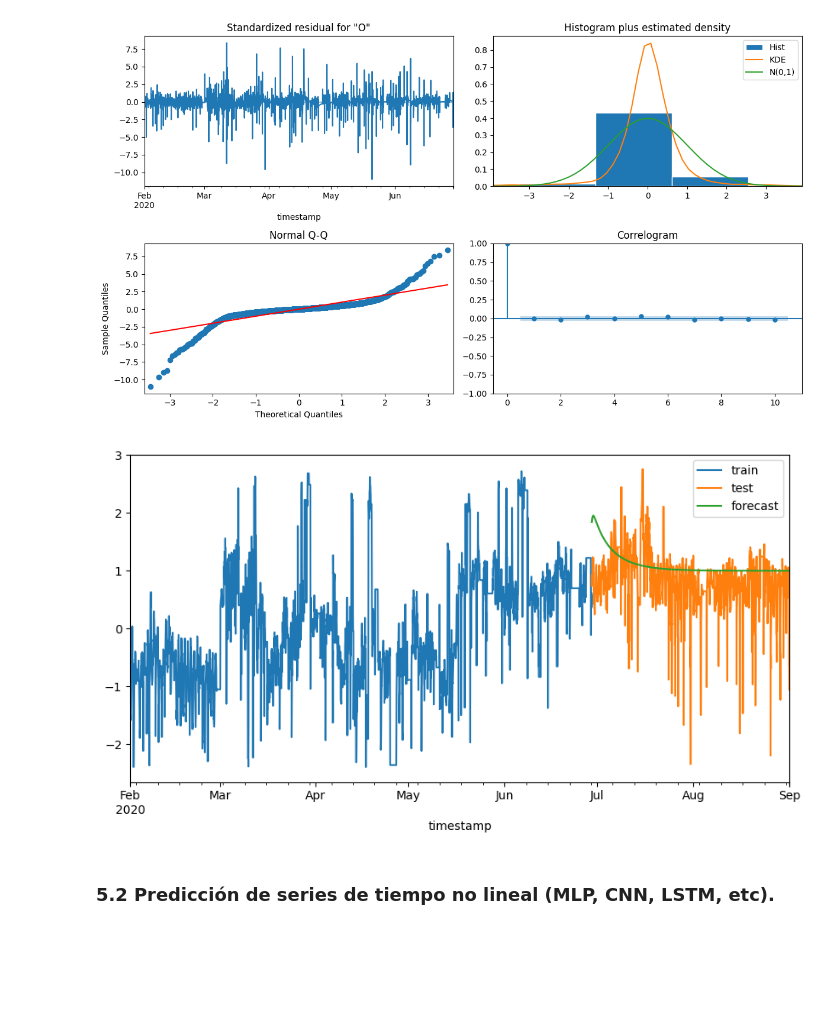
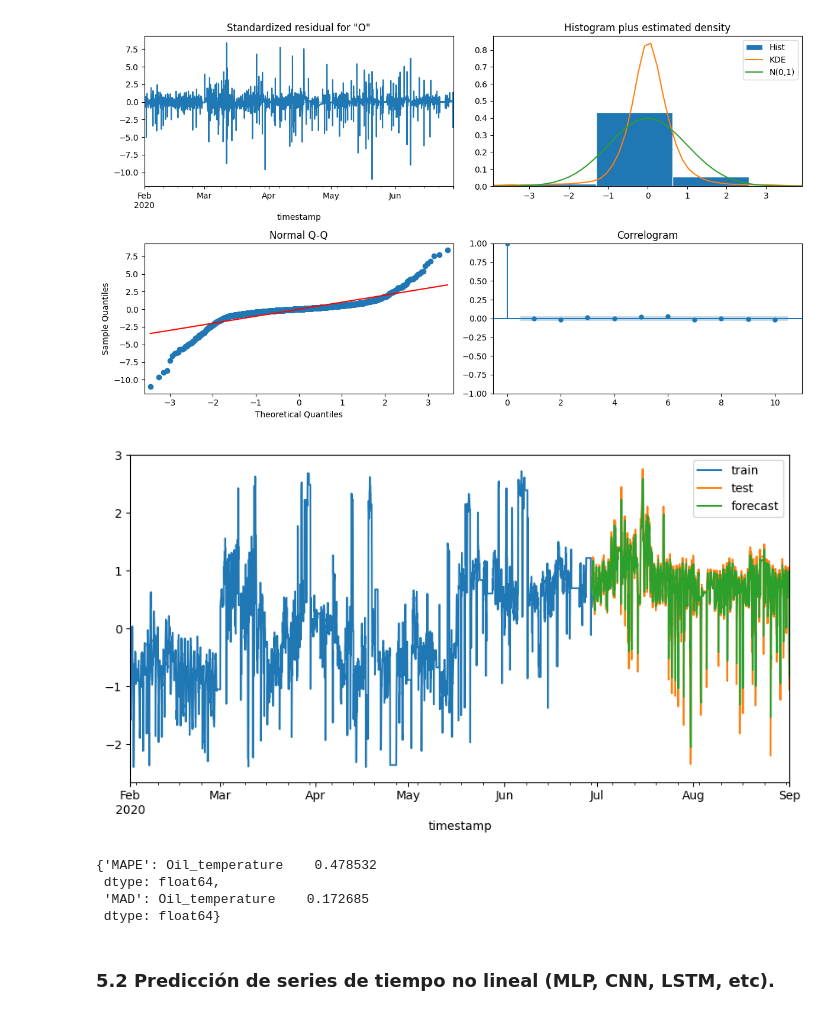
Before and after one commit to judith-ale/proyecto_modulo1, a Jupyter notebook: ProyectoModulo1_RabagoJ_MartinezC_VelicaX.ipynb, the cells around one changed output. Drawn from its saved outputs; the diff is of its cells as text; code cells hidden in the pictures; blank space fills up the shorter version.

Commit message:
Código SARIMAX sin comentar.

```diff
--- a/ProyectoModulo1_RabagoJ_MartinezC_VelicaX.ipynb
+++ b/ProyectoModulo1_RabagoJ_MartinezC_VelicaX.ipynb
@@ -506,6 +550,6 @@ res
 # %%
-order = (2, 0, 2)
-seasonal_order = (1, 0, 0, 168)
+order = (3, 0, 3)
+seasonal_order = None
 trend = 'n'
 # %%
 results = oil_lf.fit(train, order=order, seasonal_order=seasonal_order, trend=trend)
@@ -544,12 +591,48 @@ plt.tight_layout()
+# %%
+def predict(train, test, order, seasonal_order, trend):
+    y_pred = []
+
+    new = train.copy()
+
+    for i in range(test.shape[0]):
+        mod = SARIMAX(
+            endog=new,
+            trend=trend,
+            order=order,
+            seasonal_order=seasonal_order
+            )
+
+        results = mod.fit(disp=False)
+
+        prediction = results.predict(new.shape[0])
+        y_pred.append(prediction[0])
+
+        new = pd.concat([new, test.iloc[i].to_frame().T])
+
+        del mod
+        gc.collect()
+
+    return y_pred
+# %%
+y_pred = predict(train, test, order, seasonal_order, trend)
 # %%
-# Predicción
-# Pronóstico
-y_h = np.exp(oil_lf.model.predict(start=test.index[0], end=test.index[-1], dynamic=False)).to_frame()
 fig, ax = plt.subplots(figsize = (10, 5))
+pred = test.copy()
+
+pred.iloc[:, 0] = y_pred
+
 train['Oil_temperature'].plot(ax = ax)
 test['Oil_temperature'].plot(ax = ax)
-y_h.plot(ax = ax)
+pred['Oil_temperature'].plot(ax=ax)
+
 ax.legend(labels = ['train', 'test', 'forecast'])
 plt.show()
 # %% [output]
-[figure, old version]
+[figure, new version]
+# %%
+oil_lf.evaluate(test, pred)
+# %% [output]
+{'MAPE': Oil_temperature    0.478532
+ dtype: float64,
+ 'MAD': Oil_temperature    0.172685
+ dtype: float64}
```
Also changed, not shown: parts of 7 cells of this notebook.
